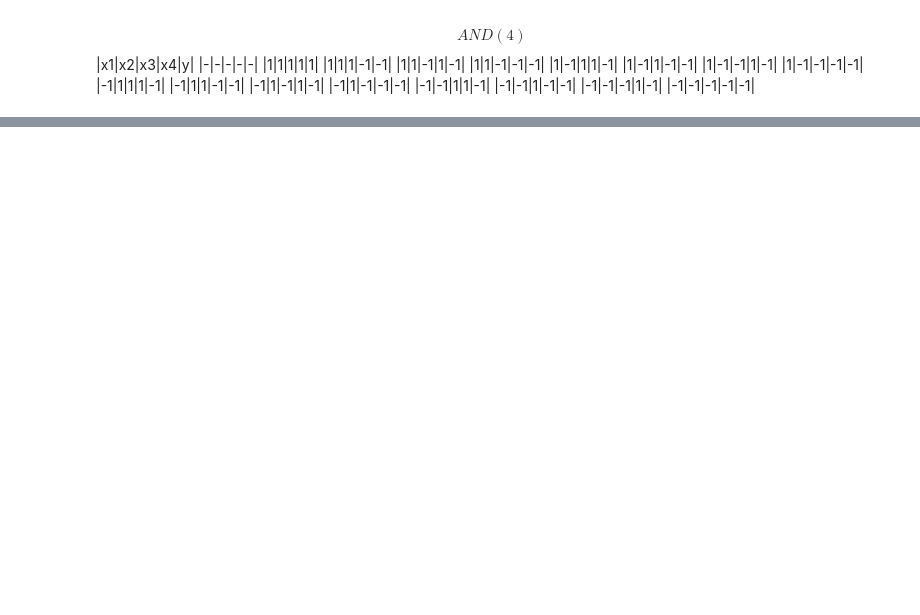
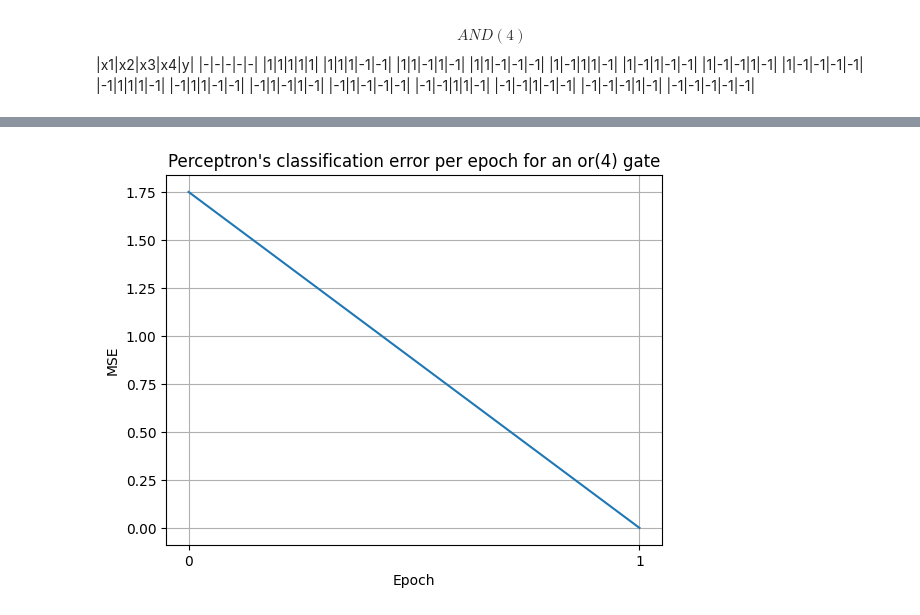
Before and after one commit to mbianchif/Aprendizaje-Profundo, a Jupyter notebook: tp2/notebook.ipynb, the cells around one changed output, grey strips where cells are left out. Saved outputs shown, nothing was run; the diff lists cells and outputs as text; code cells hidden in the pictures; blank space fills up the shorter version.

```diff
--- a/tp2/notebook.ipynb
+++ b/tp2/notebook.ipynb
@@ -181,0 +177,19 @@ m.train(X, Y, epoch_f=telemeter)
+# %%
+from src.perceptron import Perceptron
+from src.utils import truth_table
+import numpy as np
+
+
+m = Perceptron(4, seed=SEED)
+X, Y = truth_table(4, lambda xs: 2 * any(x == 1 for x in xs) - 1)
+
+errors = []
+def tracker(m: Perceptron):
+    err = m.mse(X, Y)
+    errors.append(err)
+
+m.train(X, Y, epoch_f=tracker)
+# %%
+plot_errors(errors, "or(4)")
+# %% [output]
+[figure, added]
```
Also changed, not shown: parts of 10 cells of this notebook, 1 other file.
